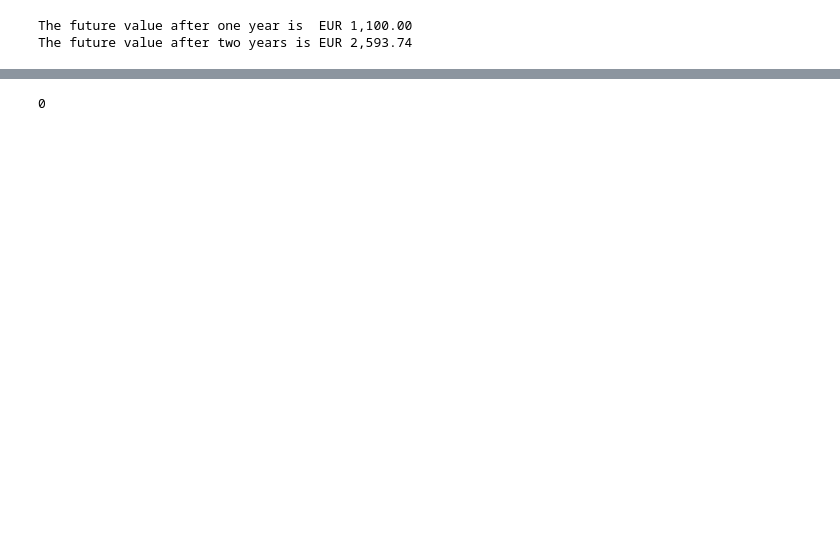
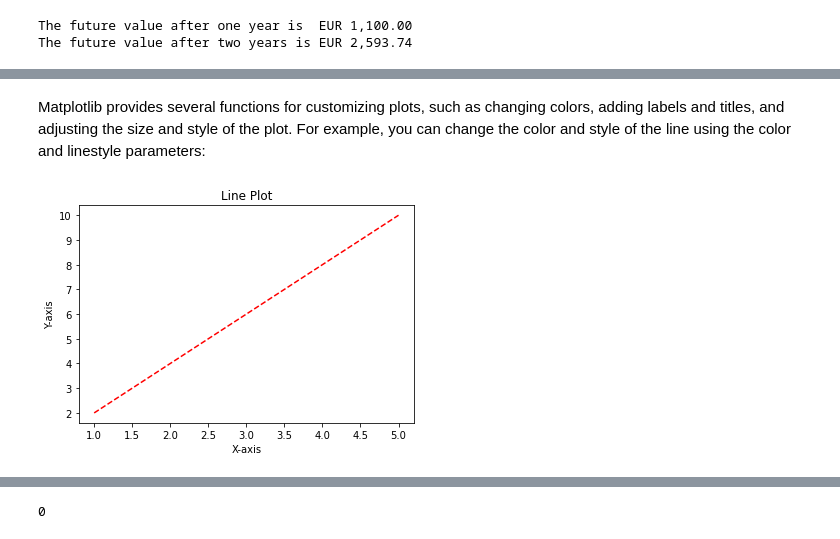
Before and after one commit to iwh-halle/FinancialDataAnalytics, a Jupyter notebook: slides.ipynb, the cells around one changed output, grey strips where cells are left out. Drawn from its saved outputs; the diff is of its cells as text; code cells hidden in the pictures; blank space fills up the shorter version.

```diff
--- a/slides.ipynb
+++ b/slides.ipynb
@@ -549,0 +822,11 @@ The future value after two years is EUR 2,593.74
+# %% [markdown]
+Matplotlib provides several functions for customizing plots, such as changing colors, adding labels and titles, and adjusting the size and style of the plot. For example, you can change the color and style of the line using the color and linestyle parameters:
+# %%
+# customize the line plot
+plt.plot(x, y, color='red', linestyle='dashed')
+plt.xlabel('X-axis')
+plt.ylabel('Y-axis')
+plt.title('Line Plot')
+plt.show()
+# %% [output]
+[figure, added]
```
Also changed, not shown: parts of 38 cells of this notebook, 4 other files.
